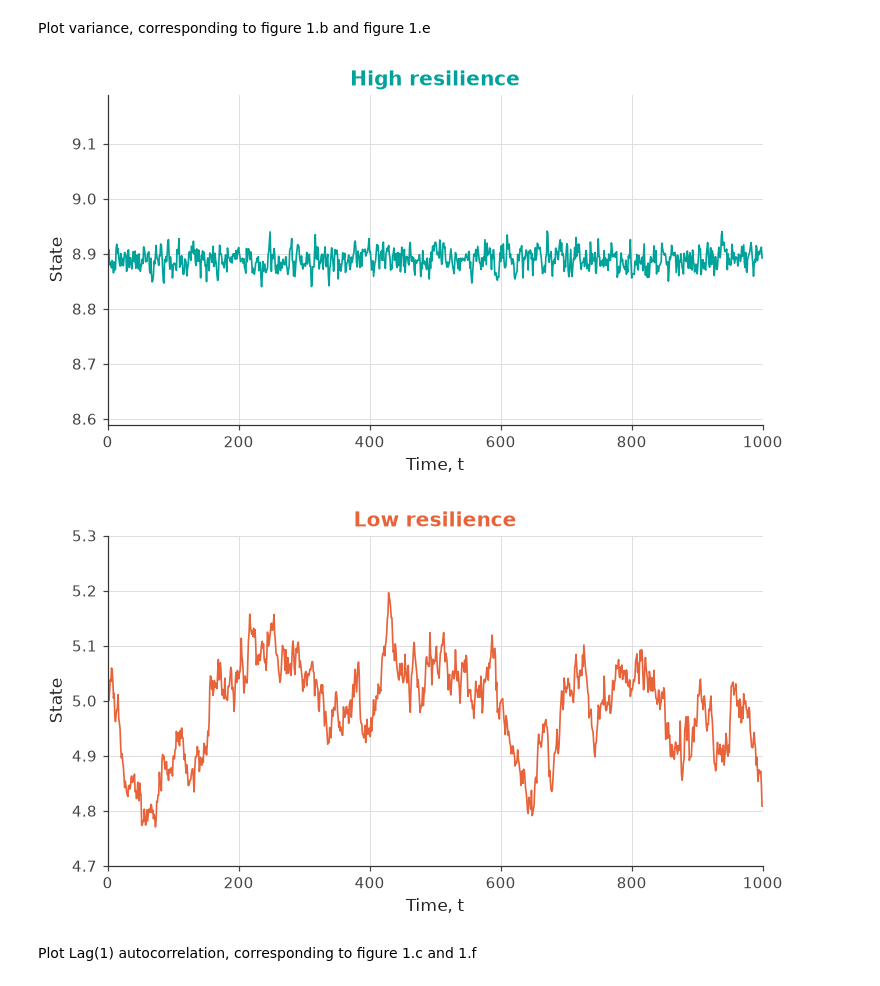
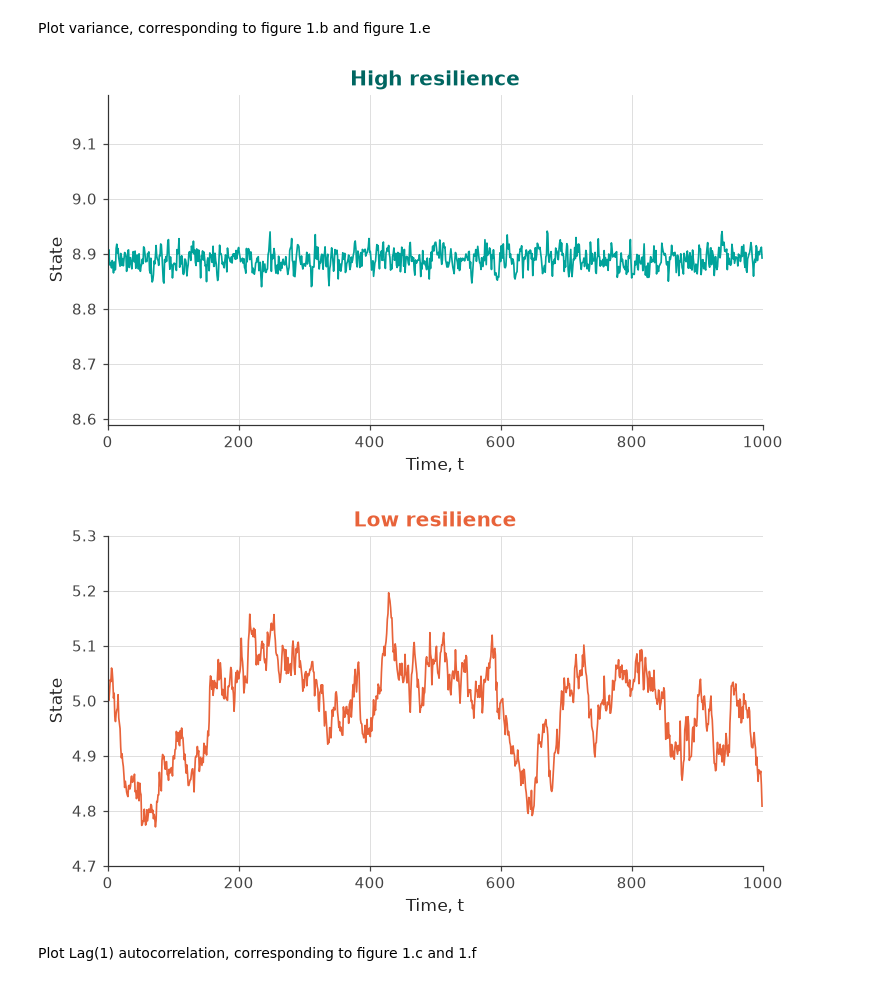
Before and after one commit to betsplie/CSassignment2, a Jupyter notebook: plots.ipynb, the cells around one changed output. Saved outputs shown, nothing was run; the diff lists cells and outputs as text; code cells hidden in the pictures.

```diff
--- a/plots.ipynb
+++ b/plots.ipynb
@@ -161,35 +165,35 @@ def simulate(c, X0):
     X[0] = X0
 
     for t in range(T-1):
         X[t + 1] = X[t] + f(X[t],K,c) * dt + noise*np.sqrt(dt)*rng.normal()
     return X[::100]  # Return every 100th value for visualization
 
 high_resilience = simulate(c_high, X_high)
 low_resilience = simulate(c_low, X_low)
 
 #figure 1b: high resilience
 plt.figure(figsize=(7, 4))
 plt.plot(high_resilience, color=TEAL, lw=1.1)
-plt.title("High resilience", color=TEAL)
+plt.title("High resilience")
 plt.ylabel("State")
 plt.xlabel("Time, t")
 plt.ylim(X_high - 0.3, X_high + 0.3)   #y-axis as in the paper
 plt.xlim(0, 1000)   #x-axis as in the paper
 plt.tight_layout()
 plt.show()
 
 #figure 1e: low resilience
 plt.figure(figsize=(7, 4))
 plt.plot(low_resilience, color=CORAL, lw=1.1)
 plt.title("Low resilience", color=CORAL)
 plt.ylabel("State")
 plt.xlabel("Time, t")
 plt.ylim(X_low - 0.3, X_low + 0.3) #y-axis as in the paper
 plt.xlim(0, 1000)
 plt.tight_layout()
 plt.show()
 # %% [output]
-[figure, old version]
+[figure, new version]
 [figure]
 # %% [markdown]
 Plot Lag(1) autocorrelation, corresponding to figure 1.c and 1.f
```
Also changed, not shown: parts of 1 cell of this notebook.
